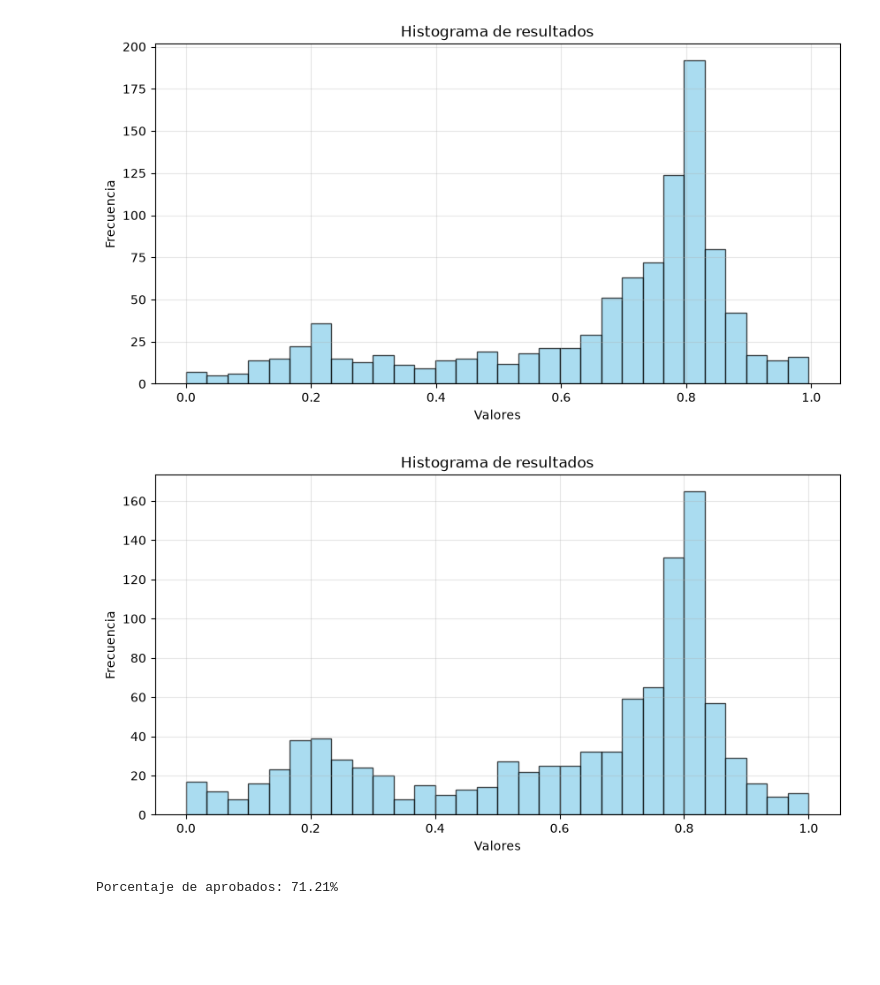
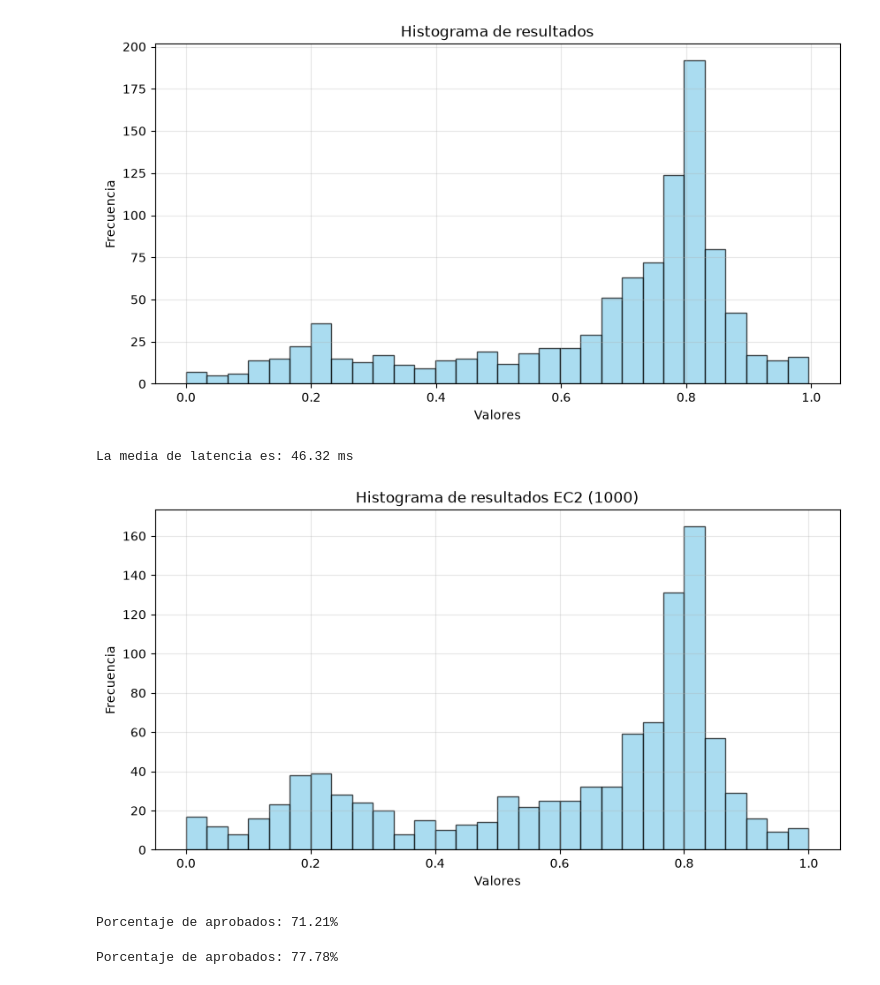
Before and after one commit to IvanGP7/TFG-RAG-VDB, a Jupyter notebook: src/Resulsts/result_analyse.ipynb, the cells around one changed output. Cells and saved outputs as stored; diff of their text form; code cells hidden in the pictures; blank space fills up the shorter version.

```diff
--- a/src/Resulsts/result_analyse.ipynb
+++ b/src/Resulsts/result_analyse.ipynb
@@ -28,20 +28,27 @@ fig.savefig('Histogram_1000.png', dpi=300, bbox_inches='tight')
 plt.show()
 # %% [output]
 [figure]
+# %%
+csv_file = r'C:\Users\playe\Documents\Trabajos\TFG-RAG-VDB\src\Resulsts\benchmark_latencia.csv'
+df = pd.read_csv(csv_file)
+media = df['latencia_db_ms'].mean()
+print(f'La media de latencia es: {media:.2f} ms')
+# %% [output]
+La media de latencia es: 46.32 ms
 # %%
 csv_file = r'C:\Users\playe\Documents\Trabajos\TFG-RAG-VDB\src\Resulsts\resultados_rag_1000_ec2.csv'
 df = pd.read_csv(csv_file)
 fig, ax = plt.subplots(figsize=(10, 5))
 ax.hist(df['Nota_Correctness'], bins=30, color='skyblue', edgecolor='black', alpha=0.7)
 ax.set_xlabel('Valores')
 ax.set_ylabel('Frecuencia')
-ax.set_title('Histograma de resultados')
+ax.set_title('Histograma de resultados EC2 (1000)')
 ax.grid(True, alpha=0.3)
 fig.savefig('Histogram_1000_ec2.png', dpi=300, bbox_inches='tight')
 
 plt.show()
 # %% [output]
-[figure, old version]
+[figure, new version]
 # %%
 csv_file = r'C:\Users\playe\Documents\Trabajos\TFG-RAG-VDB\src\Resulsts\resultados_rag_1000_ec2.csv'
 df = pd.read_csv(csv_file)
@@ -49,3 +56,10 @@ aproved = df[df['Nota_Correctness'] >= 0.5]
 print(f"Porcentaje de aprobados: {len(aproved) / len(df) * 100:.2f}%")
 # %% [output]
 Porcentaje de aprobados: 71.21%
+# %%
+csv_file = r'C:\Users\playe\Documents\Trabajos\TFG-RAG-VDB\src\Resulsts\resultados_rag_1000.csv'
+df = pd.read_csv(csv_file)
+aproved = df[df['Nota_Correctness'] >= 0.5]
+print(f"Porcentaje de aprobados: {len(aproved) / len(df) * 100:.2f}%")
+# %% [output]
+Porcentaje de aprobados: 77.78%
```
Also changed, not shown: parts of 1 cell of this notebook.
